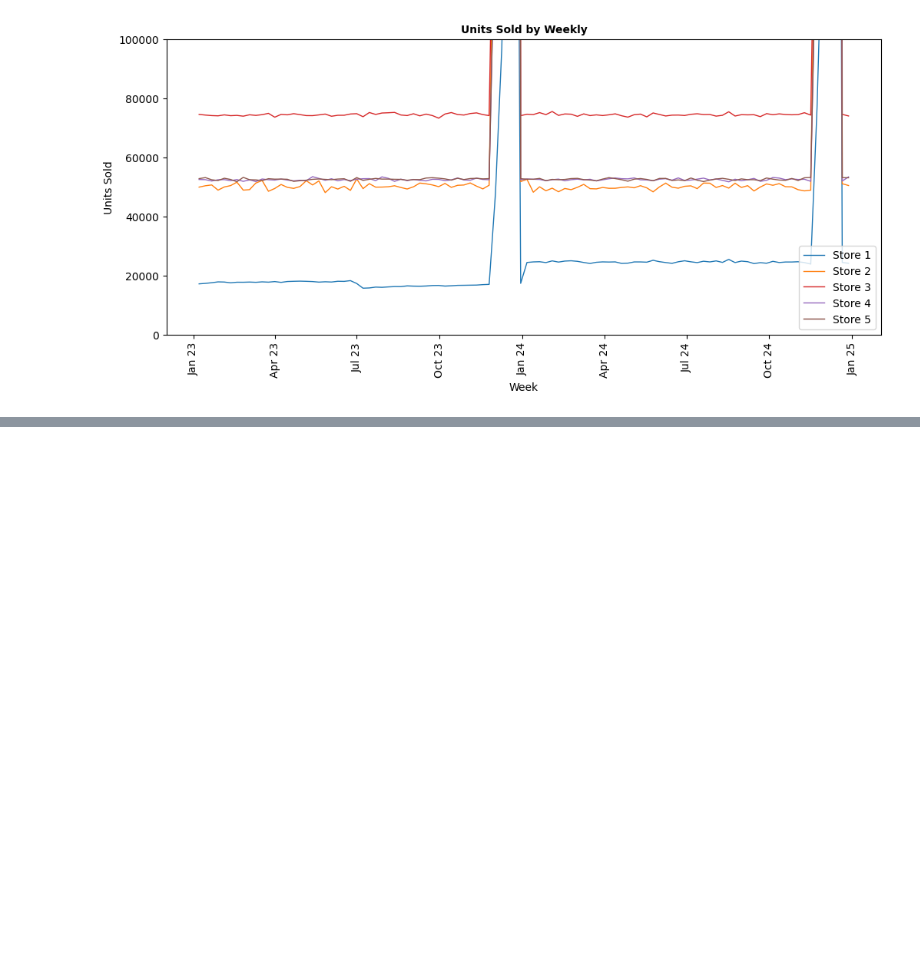
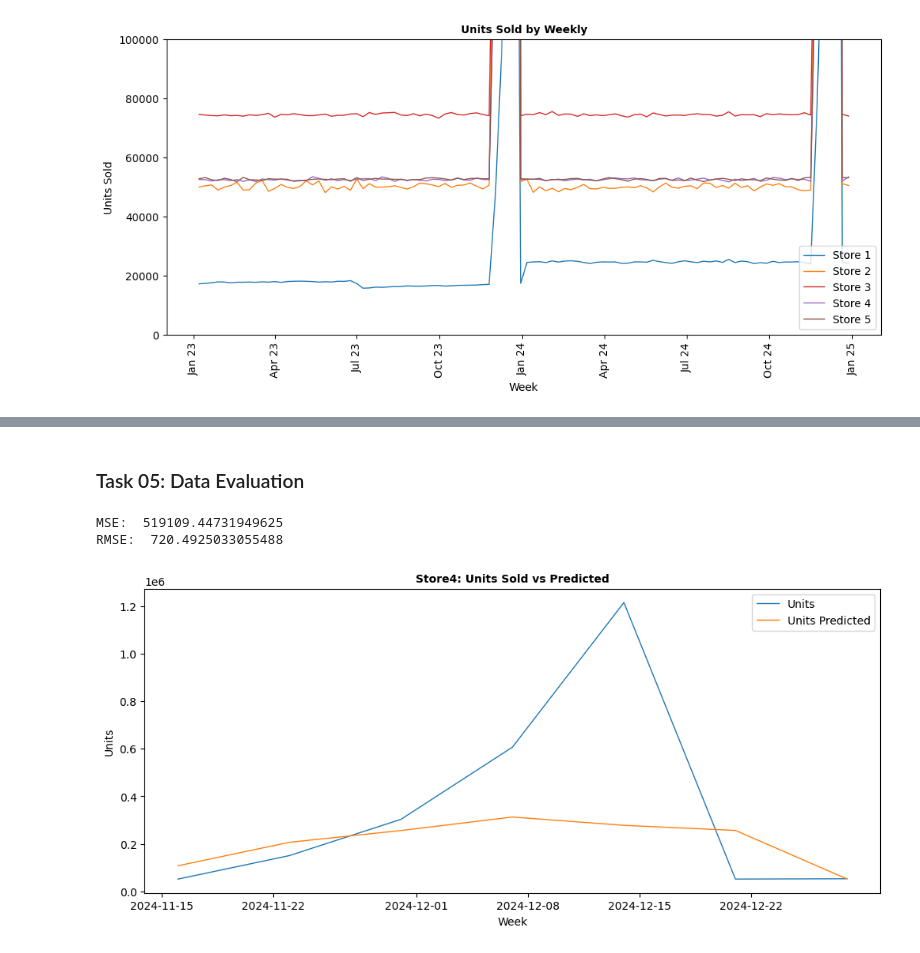
Before and after one commit to superpanditas/forecast_product_sales, a Jupyter notebook: notebooks/forecast-model.ipynb, the cells around one changed output, grey strips where cells are left out. Saved outputs shown, nothing was run; the diff lists cells and outputs as text; code cells hidden in the pictures; blank space fills up the shorter version.

Commit message:
add model version 1.0

```diff
--- a/notebooks/forecast-model.ipynb
+++ b/notebooks/forecast-model.ipynb
@@ -137,0 +250,56 @@ plt.show()
+# %%
+import pickle
+
+with open('xgbregressor_model.pkl', 'wb') as file:
+    pickle.dump(model, file)
+# %% [markdown]
+### Task 05: Data Evaluation
+# %%
+with open('xgbregressor_model.pkl', 'rb') as file:
+    loaded_model = pickle.load(file)
+
+y_pred = loaded_model.predict(x_test)
+# %%
+print("MSE: ", mean_squared_error(y_test, y_pred))
+print("RMSE: ", np.sqrt(mean_squared_error(y_test, y_pred)))
+# %% [output]
+MSE:  519109.44731949625
+RMSE:  720.4925033055488
+# %%
+test.loc[:,'y_pred'] = y_pred
+# %%
+test_grouped = test.copy()
+test_grouped = test_grouped.reset_index()
+test_grouped = test_grouped.groupby(['weekly_date', 'store']).agg({
+    'units':'sum',
+    'y_pred':'sum'
+}).reset_index()
+test_grouped = test_grouped.round(0)
+# %%
+# test_grouped = test_grouped.set_index('weekly_date')
+
+f, ax = plt.subplots(figsize=(12, 5))
+store = 'Store4'
+plt.plot(test_grouped[test_grouped['store']==store].index,
+        test_grouped[test_grouped['store']==store]['units'],
+        color=c1,
+        linewidth=1,
+        label='Units')
+
+plt.plot(test_grouped[test_grouped['store']==store].index,
+        test_grouped[test_grouped['store']==store]['y_pred'],
+        color=c2,
+        linewidth=1,
+        label='Units Predicted')
+
+# Format plot
+# ax.xaxis.set_major_formatter(mdates.DateFormatter("%b %y"))
+# ax.xaxis.set_minor_locator(mdates.DayLocator())
+plt.title(f'{store}: Units Sold vs Predicted', fontsize=10, weight='bold')
+plt.ylabel('Units', fontsize=10)
+plt.xlabel('Week', fontsize=10)
+plt.legend()
+
+plt.show()
+# %% [output]
+[figure, added]
```
Also changed, not shown: parts of 10 cells of this notebook, 1 other file.
